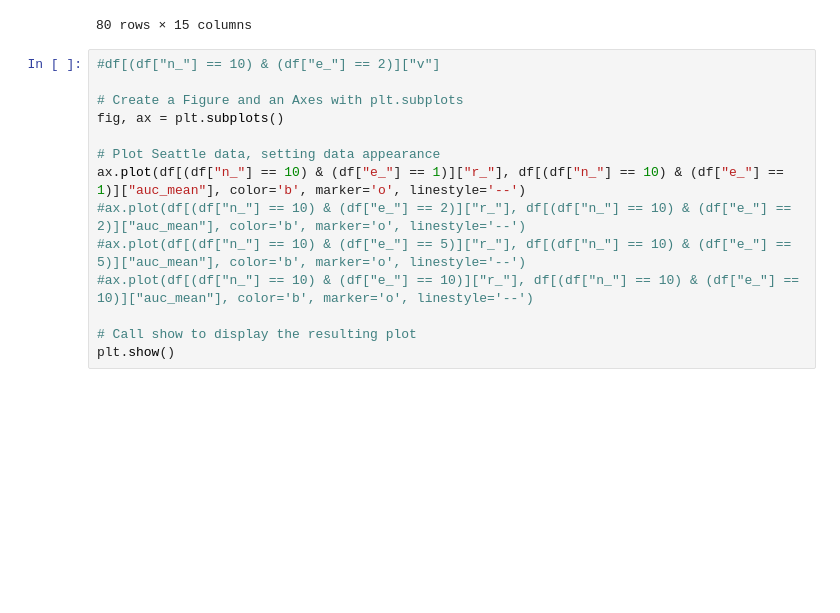
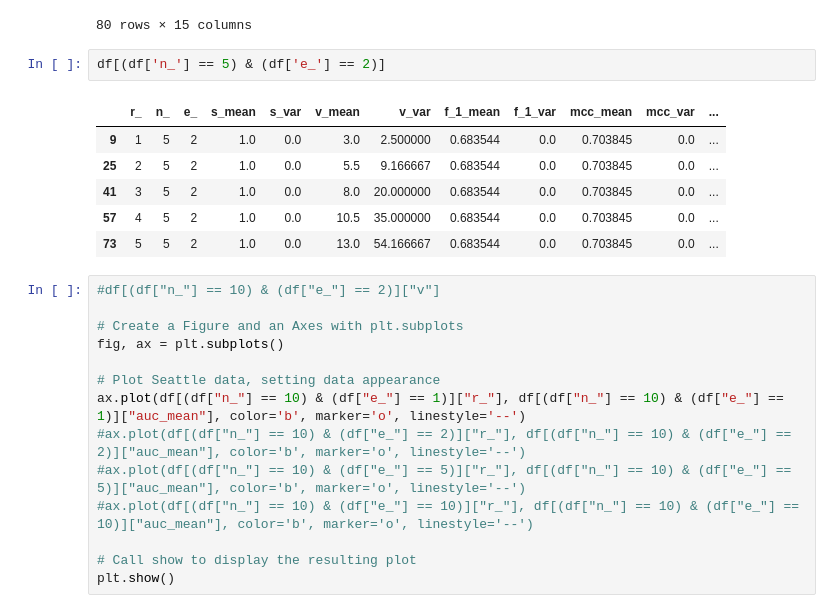
Before and after one commit to GregChen3072/MasterArbeit, a Jupyter notebook: src/visualization.ipynb, the cells around one changed output. Cells and saved outputs as stored; diff of their text form; blank space fills up the shorter version.

```diff
--- a/src/visualization.ipynb
+++ b/src/visualization.ipynb
@@ -165,6 +206,15 @@ df
 | 78 | 5 | 10 | 5 | 1.0 | 0.0 | 25.5 | 212.500000 | 0.688889 | 0.0 | 0.691145 | 0.0 | ... |
 | 79 | 5 | 10 | 10 | 1.0 | 0.0 | 25.5 | 212.500000 | 0.688889 | 0.0 | 0.691145 | 0.0 | ... |
 80 rows × 15 columns
+# %%
+df[(df['n_'] == 5) & (df['e_'] == 2)]
+# %% [output]
+|  | r_ | n_ | e_ | s_mean | s_var | v_mean | v_var | f_1_mean | f_1_var | mcc_mean | mcc_var | ... |
+| 9 | 1 | 5 | 2 | 1.0 | 0.0 | 3.0 | 2.500000 | 0.683544 | 0.0 | 0.703845 | 0.0 | ... |
+| 25 | 2 | 5 | 2 | 1.0 | 0.0 | 5.5 | 9.166667 | 0.683544 | 0.0 | 0.703845 | 0.0 | ... |
+| 41 | 3 | 5 | 2 | 1.0 | 0.0 | 8.0 | 20.000000 | 0.683544 | 0.0 | 0.703845 | 0.0 | ... |
+| 57 | 4 | 5 | 2 | 1.0 | 0.0 | 10.5 | 35.000000 | 0.683544 | 0.0 | 0.703845 | 0.0 | ... |
+| 73 | 5 | 5 | 2 | 1.0 | 0.0 | 13.0 | 54.166667 | 0.683544 | 0.0 | 0.703845 | 0.0 | ... |
 # %%
 #df[(df["n_"] == 10) & (df["e_"] == 2)]["v"]
 
```
Also changed, not shown: parts of 4 cells of this notebook, 5 other files.
